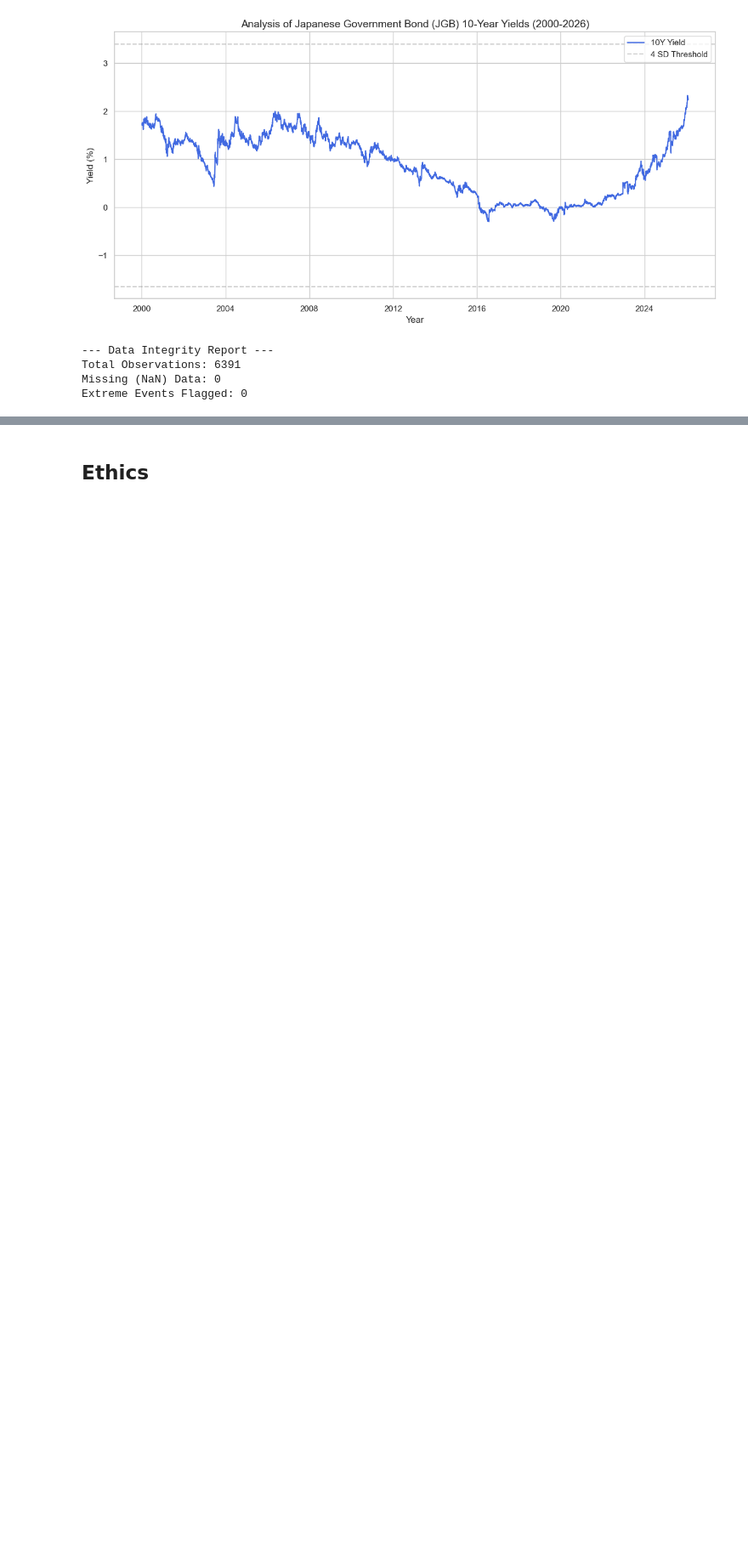
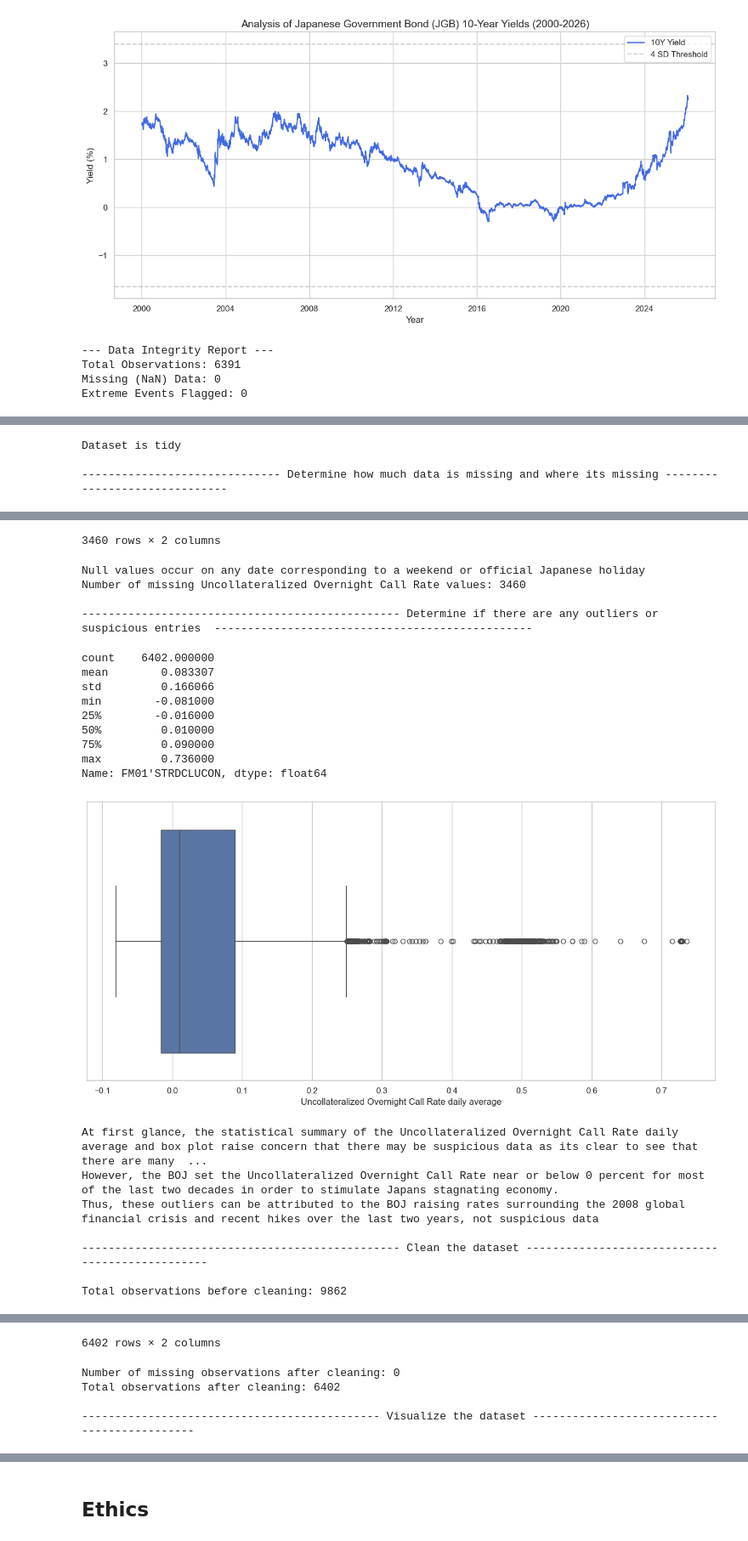
Before and after one commit to COGS108/Group024_WI26, a Jupyter notebook: 01-DataCheckpoint.ipynb, the cells around one changed output, grey strips where cells are left out. Shown at 85% size. Cells and saved outputs as stored; diff of their text form; code cells hidden in the pictures; blank space fills up the shorter version.

```diff
--- a/01-DataCheckpoint.ipynb
+++ b/01-DataCheckpoint.ipynb
@@ -198,0 +531,50 @@ Please note that you can always keep adding more datasets in the future if these
+# %%
+# Load the dataset into a Pandas dataframe
+print('-' * 40 + ' Load dataset into Pandas dataframe ' + '-' * 40 )
+BOJ_base_rate_df = pd.read_csv('data/00-raw/BOJ_UOCR.csv')
+BOJ_base_rate_df['Series code'] = pd.to_datetime(BOJ_base_rate_df['Series code'])
+display(BOJ_base_rate_df)
+print('\nDataset is tidy\n')
+
+# Determine how much data is missing and where it's missing
+print('-' * 30 + ' Determine how much data is missing and where its missing ' + '-' * 30 )
+num_nulls = BOJ_base_rate_df["FM01'STRDCLUCON"].isna().sum()
+display(BOJ_base_rate_df[BOJ_base_rate_df["FM01'STRDCLUCON"].isnull()])
+print('\nNull values occur on any date corresponding to a weekend or official Japanese holiday')
+print(f'Number of missing Uncollateralized Overnight Call Rate values: {num_nulls}\n')
+
+# Determine if there are any outliers or suspicious entries
+print('-' * 48 + ' Determine if there are any outliers or suspicious entries  ' + '-' * 48 )
+display(BOJ_base_rate_df["FM01'STRDCLUCON"].describe())
+plt.figure(figsize=(12, 6))
+sns.boxplot(data=BOJ_base_rate_df, x="FM01'STRDCLUCON")
+plt.xlabel('Uncollateralized Overnight Call Rate daily average')
+plt.title('')
+plt.tight_layout()
+plt.show()
+print('\nAt first glance, the statistical summary of the Uncollateralized Overnight Call Rate daily average and box plot raise concern that there may be suspicious data as its clear to see that there are many outliers.')
+print('However, the BOJ set the Uncollateralized Overnight Call Rate near or below 0 percent for most of the last two decades in order to stimulate Japans stagnating economy.')
+print('Thus, these outliers can be attributed to the BOJ raising rates surrounding the 2008 global financial crisis and recent hikes over the last two years, not suspicious data\n')
+
+# Clean the dataset
+print('-' * 48 + ' Clean the dataset ' + '-' * 48 )
+print(f'\nTotal observations before cleaning: {len(BOJ_base_rate_df)}\n')
+BOJ_base_rate_df = BOJ_base_rate_df.dropna(axis='rows').reset_index(drop=True)
+BOJ_base_rate_df.to_csv('data/02-processed/BOJ_UOCR_2000_2026_cleaned.csv', index=False)
+display(BOJ_base_rate_df)
+num_nulls = BOJ_base_rate_df["FM01'STRDCLUCON"].isna().sum()
+print(f'\nNumber of missing observations after cleaning: {num_nulls}')
+print(f'Total observations after cleaning: {len(BOJ_base_rate_df)}\n')
+
+# Visualize the dataset
+print('-' * 45 + ' Visualize the dataset ' + '-' * 45 + '\n')
+plt.figure(figsize=(12, 6))
+sns.lineplot(data=BOJ_base_rate_df, x='Series code', y="FM01'STRDCLUCON", label='Uncollateralized Overnight Call Rate daily average', color='green', lw=1.5)
+plt.xticks()
+plt.title('Japanese Uncollateralized Overnight Call Rate daily average (2000-2026)', fontsize=14)
+plt.ylabel('Uncollateralized Overnight Call Rate daily average (%)')
+plt.xlabel('Year')
+plt.legend(loc='upper right')
+plt.tight_layout()
+plt.show()
+# %% [output]
@@ -198,0 +595,3 @@ Please note that you can always keep adding more datasets in the future if these
+Dataset is tidy
+
+------------------------------ Determine how much data is missing and where its missing ------------------------------
@@ -198,0 +610,22 @@ Please note that you can always keep adding more datasets in the future if these
+3460 rows × 2 columns
+Null values occur on any date corresponding to a weekend or official Japanese holiday
+Number of missing Uncollateralized Overnight Call Rate values: 3460
+
+------------------------------------------------ Determine if there are any outliers or suspicious entries  ------------------------------------------------
+count    6402.000000
+mean        0.083307
+std         0.166066
+min        -0.081000
+25%        -0.016000
+50%         0.010000
+75%         0.090000
+max         0.736000
+Name: FM01'STRDCLUCON, dtype: float64
+[figure, added]
+At first glance, the statistical summary of the Uncollateralized Overnight Call Rate daily average and box plot raise concern that there may be suspicious data as its clear to see that there are many  ...
+However, the BOJ set the Uncollateralized Overnight Call Rate near or below 0 percent for most of the last two decades in order to stimulate Japans stagnating economy.
+Thus, these outliers can be attributed to the BOJ raising rates surrounding the 2008 global financial crisis and recent hikes over the last two years, not suspicious data
+
+------------------------------------------------ Clean the dataset ------------------------------------------------
+
+Total observations before cleaning: 9862
@@ -198,0 +644,5 @@ Please note that you can always keep adding more datasets in the future if these
+6402 rows × 2 columns
+Number of missing observations after cleaning: 0
+Total observations after cleaning: 6402
+
+--------------------------------------------- Visualize the dataset ---------------------------------------------
```
Also changed, not shown: parts of 16 cells of this notebook.
